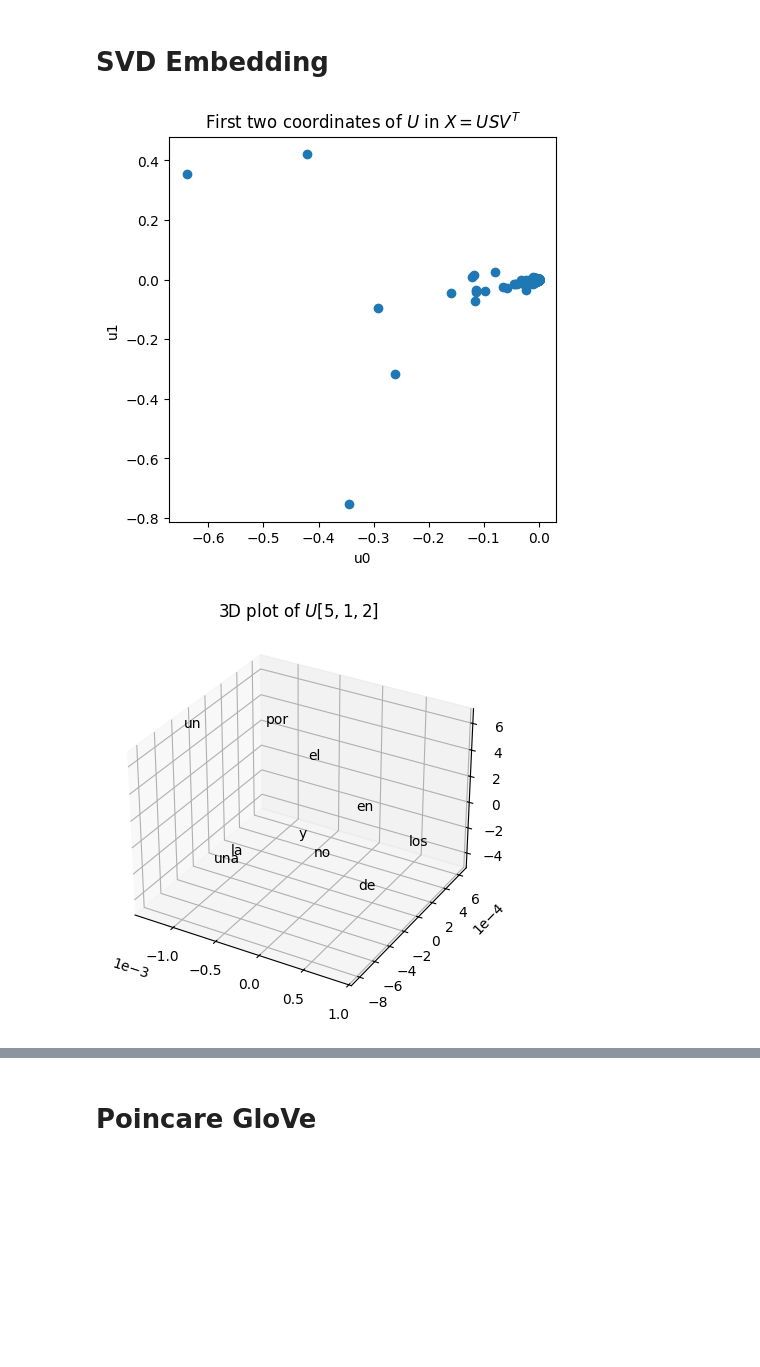
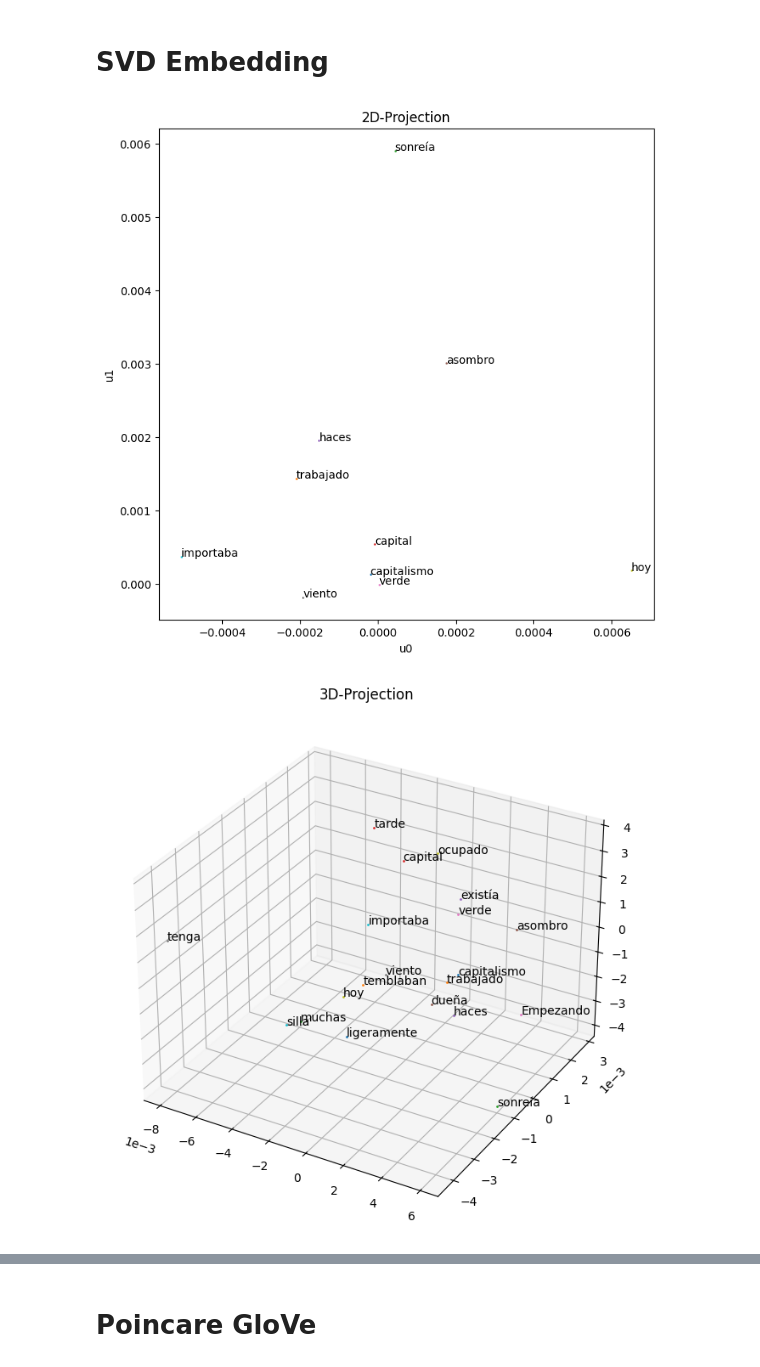
Before and after one commit to sebastian-sanchez-s/sebastian-sanchez-s.github.io, a Jupyter notebook: projects/WordEmbedding/WordEmbedding.ipynb, the cells around one changed output, grey strips where cells are left out. Cells and saved outputs as stored; diff of their text form; code cells hidden in the pictures; blank space fills up the shorter version.

```diff
--- a/projects/WordEmbedding/WordEmbedding.ipynb
+++ b/projects/WordEmbedding/WordEmbedding.ipynb
@@ -43,13 +88,15 @@ number of words: 23113
 # %%
-#  Remove too frequent and too unused words
+#  Remove unfrequent words
 
-min_word_count = 10
-max_word_count = 100_000
+min_word_count = 2
+max_word_count = max(word_count_table.values())
+
 word_count_table = {
     w: count
     for w, count in word_count_table.items()
     if min_word_count < count < max_word_count
 }
 
-print('#words:', len(word_count_table.keys()))
+num_words = len(word_count_table)
+print(num_words)
 # %% [output]
@@ -110,10 +154,0 @@ word: la -- locations: [29, 52, 84, 121, 183, 193, 216, 261, 280, 288, 298, 314,
-# %%
-Xi = np.sum(X, axis=1)
-
-words, Xi = zip(
-    *sorted(
-        zip(words, Xi),
-        key=lambda w_xi: word_count_table[w_xi[0]],
-        reverse=True
-    )
-)
@@ -130,30 +157,32 @@ number of words: 2000
 # %%
 U, S, Vt = np.linalg.svd(X)
 # %%
-plt.figure(figsize=(5, 5))
+plt.figure(figsize=(8, 8))
 
-plt.title(r'First two coordinates of $U$ in $X = USV^T$')
-plt.scatter(U[:, 0], U[:, 1])
+plt.title('2D-Projection')
+for i, u in enumerate(U[:2,10:20].T, 10):
+    plt.scatter(*u, s=0.8)
+    plt.text(*u, words[i])
 plt.xlabel('u0')
 plt.ylabel('u1')
 
 plt.show()
 # %% [output]
-[figure, old version]
+[figure, new version]
 # %%
-fig, ax = plt.subplots(figsize=(10, 5), subplot_kw={"projection": "3d"})
+fig, ax = plt.subplots(figsize=(10, 8), subplot_kw={"projection": "3d"})
 
-dim0, dim1, dim2 = 5, 1, 2
+dim0, dim1, dim2 = 1, 6, 10
 
-ax.set_title(fr'3D plot of $U[{dim0}, {dim1}, {dim2}]$')
+ax.set_title('3D-Projection')
 
 ax.ticklabel_format(style='sci', scilimits=(0, 0))
 
-for i, u in enumerate(U[5:15]):
-    ax.plot(u[dim0], u[dim1], u[dim2])
-    ax.text(u[dim0], u[dim1], u[dim2], words[i])
+for i, u in enumerate(U[[dim0, dim1, dim2], 10:30].T, 10):
+    ax.plot(*u, 'o', markersize=1)
+    ax.text(*u, words[i])
 
 plt.show()
 # %% [output]
-[figure, old version]
+[figure, new version]
 # %% [markdown]
```
Also changed, not shown: parts of 29 cells of this notebook, 2 other files.
